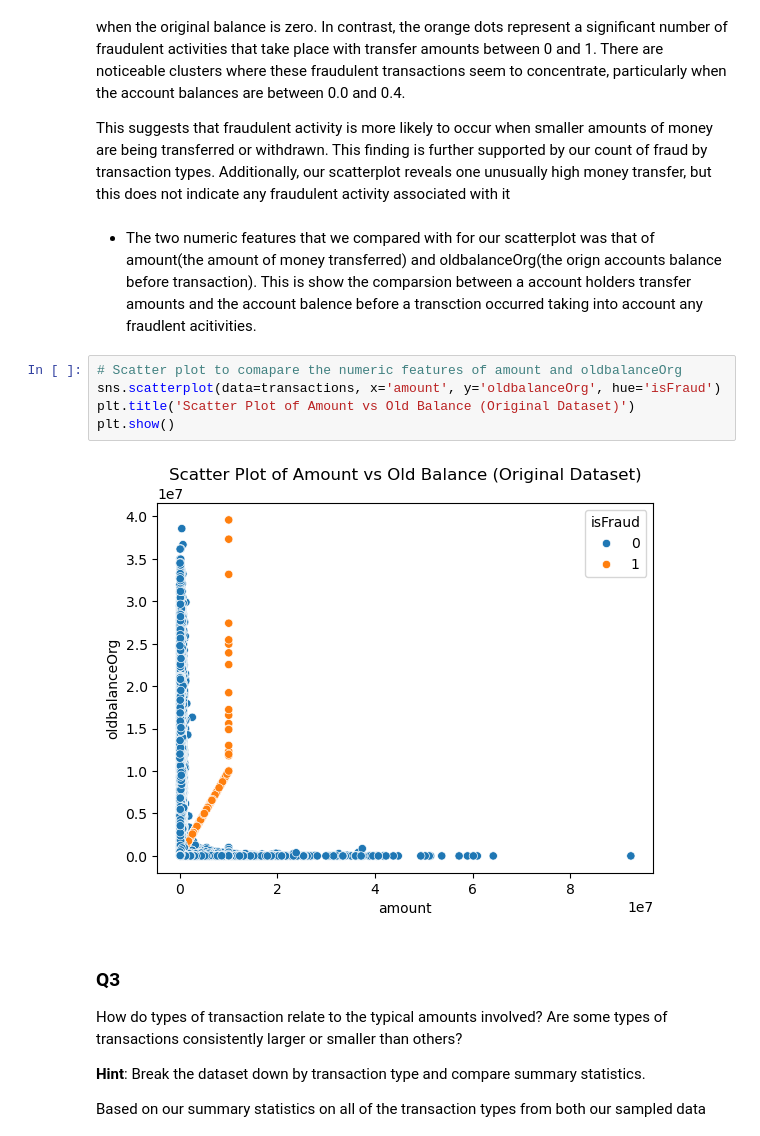
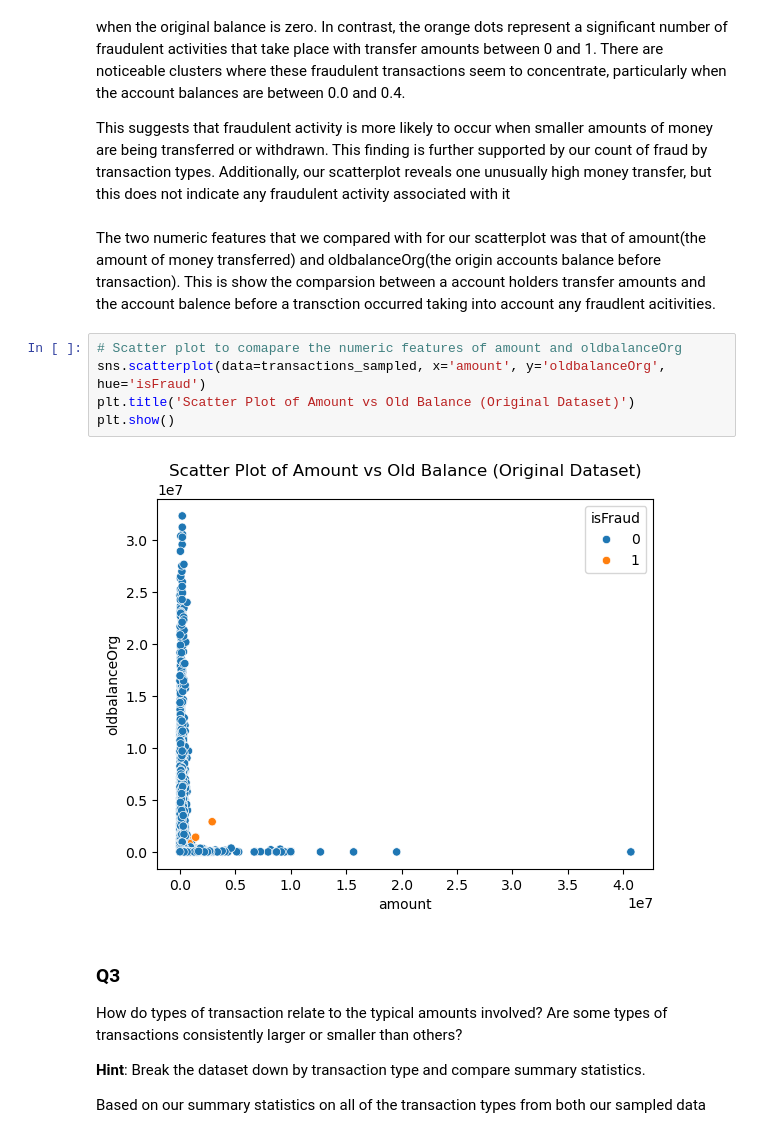
Before and after one commit to dwilliams170/Fraud_Detection_Squad, a Jupyter notebook: notebooks/eda.ipynb, the cells around one changed output. Cells and saved outputs as stored; diff of their text form.

```diff
--- a/notebooks/eda.ipynb
+++ b/notebooks/eda.ipynb
@@ -196,15 +197,15 @@ When comparing the numeric features of the amount and old balance origin (oldbal
 Our visualization indicates that non-fraudulent transactions are more concentrated in the transfer amounts ranging from 0 to 4. The highest concentration of these transactions occurs when the original balance is zero. In contrast, the orange dots represent a significant number of fraudulent activities that take place with transfer amounts between 0 and 1. There are noticeable clusters where these fraudulent transactions seem to concentrate, particularly when the account balances are between 0.0 and 0.4.
 
 This suggests that fraudulent activity is more likely to occur when smaller amounts of money are being transferred or withdrawn. This finding is further supported by our count of fraud by transaction types. Additionally, our scatterplot reveals one unusually high money transfer, but this does not indicate any fraudulent activity associated with it
-# %% [markdown]
-- The two numeric features that we compared with for our scatterplot was that of amount(the amount of money transferred) and oldbalanceOrg(the orign accounts balance before transaction). This is show the comparsion between a account holders transfer amounts and the account balence before a transction occurred taking into account any fraudlent acitivities.
+# %% [markdown]
+The two numeric features that we compared with for our scatterplot was that of amount(the amount of money transferred) and oldbalanceOrg(the origin accounts balance before transaction). This is show the comparsion between a account holders transfer amounts and the account balence before a transction occurred taking into account any fraudlent acitivities.
 # %%
 # Scatter plot to comapare the numeric features of amount and oldbalanceOrg
-sns.scatterplot(data=transactions, x='amount', y='oldbalanceOrg', hue='isFraud')
+sns.scatterplot(data=transactions_sampled, x='amount', y='oldbalanceOrg', hue='isFraud')
 plt.title('Scatter Plot of Amount vs Old Balance (Original Dataset)')
 plt.show()
 # %% [output]
-[figure, old version]
+[figure, new version]
 # %% [markdown]
 ### Q3
 
```
Also changed, not shown: parts of 25 cells of this notebook, 3 other files.
